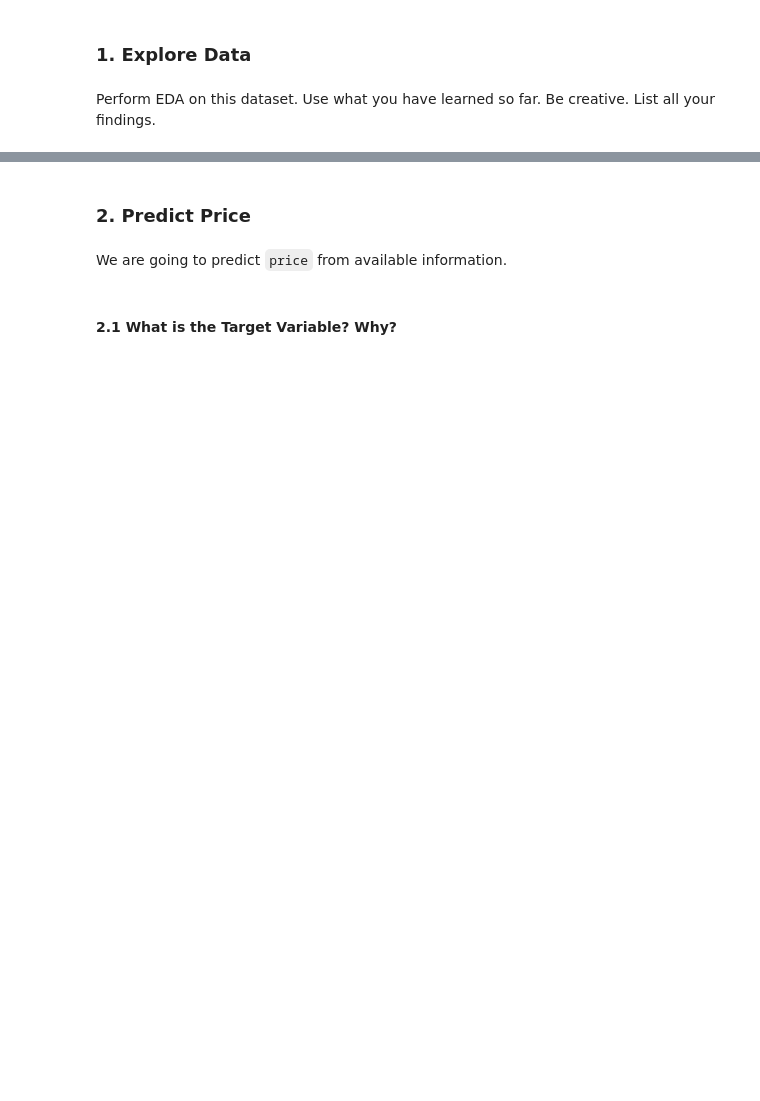
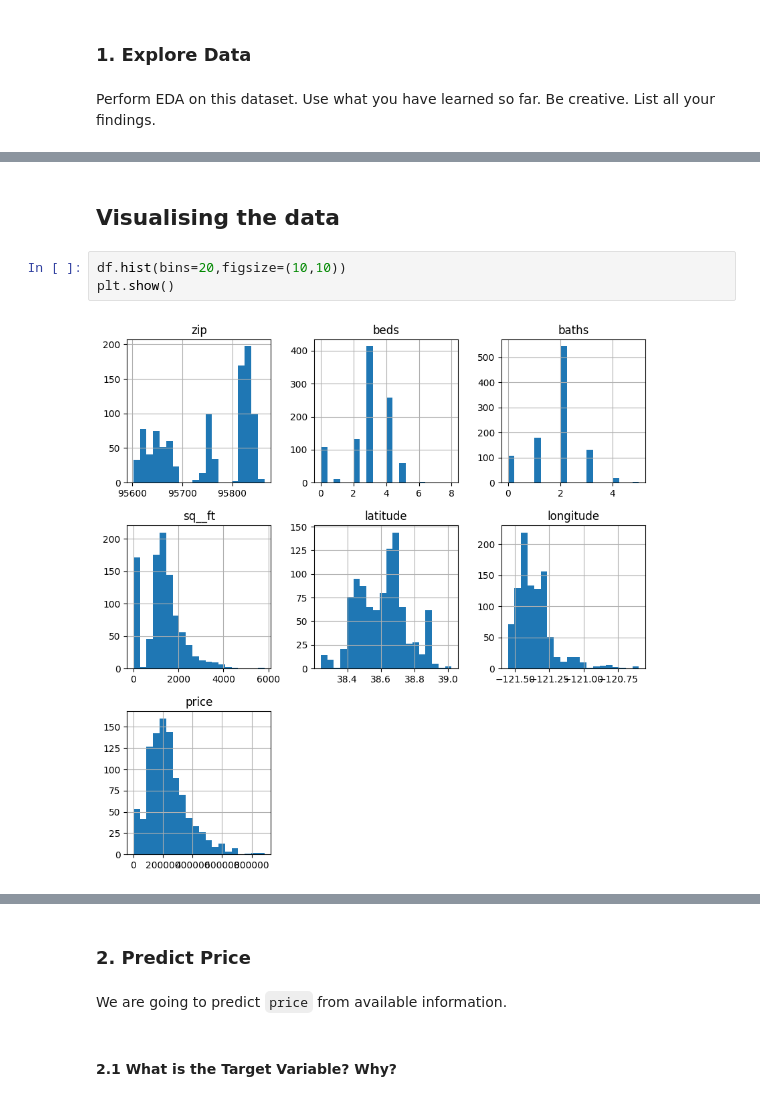
Before and after one commit to LouisMcArdell/IOD-Work, a Jupyter notebook: Labs/Module 4/IOD_Lab 4.1.1.ipynb, the cells around one changed output, grey strips where cells are left out. Drawn from its saved outputs; the diff is of its cells as text; blank space fills up the shorter version.

```diff
--- a/Labs/Module 4/IOD_Lab 4.1.1.ipynb
+++ b/Labs/Module 4/IOD_Lab 4.1.1.ipynb
@@ -43,0 +128,7 @@ df.tail()
+# %% [markdown]
+## Visualising the data
+# %%
+df.hist(bins=20,figsize=(10,10))
+plt.show()
+# %% [output]
+[figure, added]
```
Also changed, not shown: parts of 50 cells of this notebook, 1 other file.
